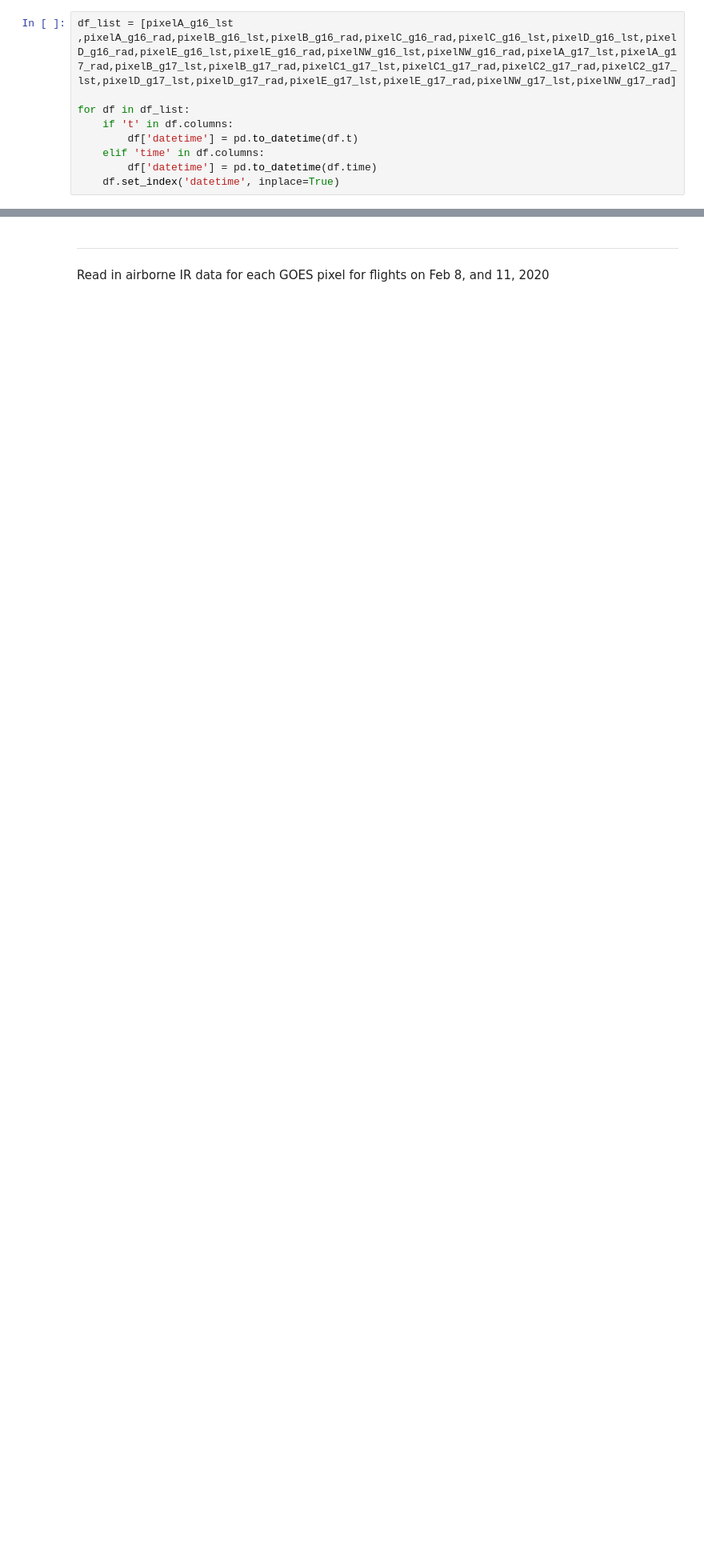
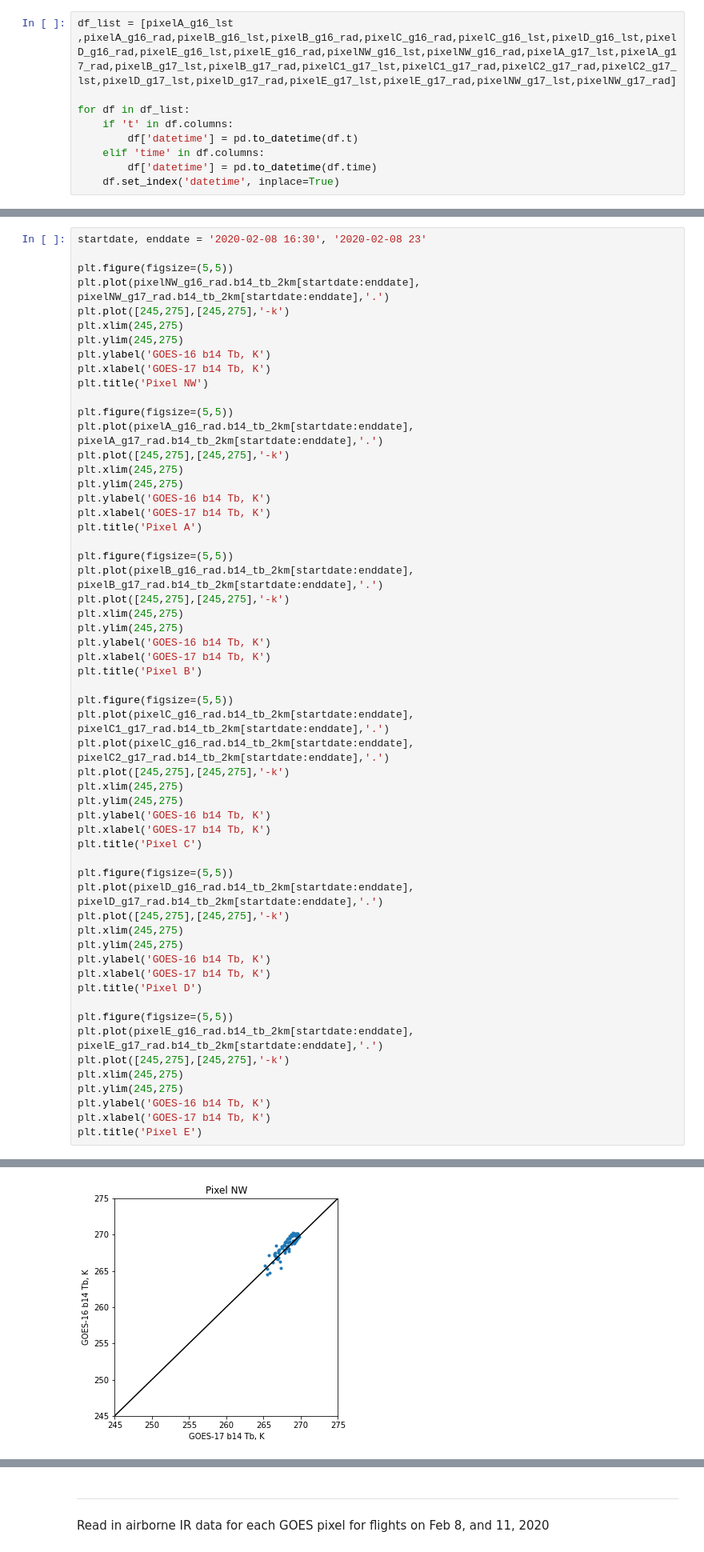
Before and after one commit to spestana/snowex2020, a Jupyter notebook: abi_timeseries.ipynb, the cells around one changed output, grey strips where cells are left out. Shown at 80% size. Drawn from its saved outputs; the diff is of its cells as text; blank space fills up the shorter version.

```diff
--- a/abi_timeseries.ipynb
+++ b/abi_timeseries.ipynb
@@ -149,3 +149,61 @@ for this_ax in axs.ravel():
     this_ax.set_ylim(240,280)
 # %% [output]
 [figure]
+# %%
+startdate, enddate = '2020-02-08 16:30', '2020-02-08 23'
+
+plt.figure(figsize=(5,5))
+plt.plot(pixelNW_g16_rad.b14_tb_2km[startdate:enddate], pixelNW_g17_rad.b14_tb_2km[startdate:enddate],'.')
+plt.plot([245,275],[245,275],'-k')
+plt.xlim(245,275)
+plt.ylim(245,275)
+plt.ylabel('GOES-16 b14 Tb, K')
+plt.xlabel('GOES-17 b14 Tb, K')
+plt.title('Pixel NW')
+
+plt.figure(figsize=(5,5))
+plt.plot(pixelA_g16_rad.b14_tb_2km[startdate:enddate], pixelA_g17_rad.b14_tb_2km[startdate:enddate],'.')
+plt.plot([245,275],[245,275],'-k')
+plt.xlim(245,275)
+plt.ylim(245,275)
+plt.ylabel('GOES-16 b14 Tb, K')
+plt.xlabel('GOES-17 b14 Tb, K')
+plt.title('Pixel A')
+
+plt.figure(figsize=(5,5))
+plt.plot(pixelB_g16_rad.b14_tb_2km[startdate:enddate], pixelB_g17_rad.b14_tb_2km[startdate:enddate],'.')
+plt.plot([245,275],[245,275],'-k')
+plt.xlim(245,275)
+plt.ylim(245,275)
+plt.ylabel('GOES-16 b14 Tb, K')
+plt.xlabel('GOES-17 b14 Tb, K')
+plt.title('Pixel B')
+
+plt.figure(figsize=(5,5))
+plt.plot(pixelC_g16_rad.b14_tb_2km[startdate:enddate], pixelC1_g17_rad.b14_tb_2km[startdate:enddate],'.')
+plt.plot(pixelC_g16_rad.b14_tb_2km[startdate:enddate], pixelC2_g17_rad.b14_tb_2km[startdate:enddate],'.')
+plt.plot([245,275],[245,275],'-k')
+plt.xlim(245,275)
+plt.ylim(245,275)
+plt.ylabel('GOES-16 b14 Tb, K')
+plt.xlabel('GOES-17 b14 Tb, K')
+plt.title('Pixel C')
+
+plt.figure(figsize=(5,5))
+plt.plot(pixelD_g16_rad.b14_tb_2km[startdate:enddate], pixelD_g17_rad.b14_tb_2km[startdate:enddate],'.')
+plt.plot([245,275],[245,275],'-k')
+plt.xlim(245,275)
+plt.ylim(245,275)
+plt.ylabel('GOES-16 b14 Tb, K')
+plt.xlabel('GOES-17 b14 Tb, K')
+plt.title('Pixel D')
+
+plt.figure(figsize=(5,5))
+plt.plot(pixelE_g16_rad.b14_tb_2km[startdate:enddate], pixelE_g17_rad.b14_tb_2km[startdate:enddate],'.')
+plt.plot([245,275],[245,275],'-k')
+plt.xlim(245,275)
+plt.ylim(245,275)
+plt.ylabel('GOES-16 b14 Tb, K')
+plt.xlabel('GOES-17 b14 Tb, K')
+plt.title('Pixel E')
+# %% [output]
@@ -151,0 +211 @@ for this_ax in axs.ravel():
+[figure, added]
```
Also changed, not shown: parts of 16 cells of this notebook.
